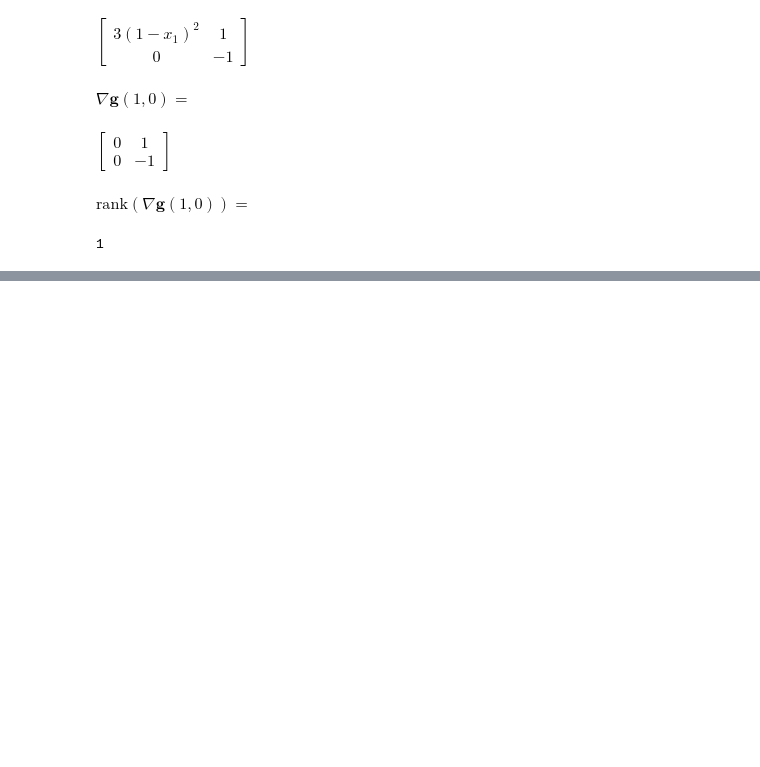
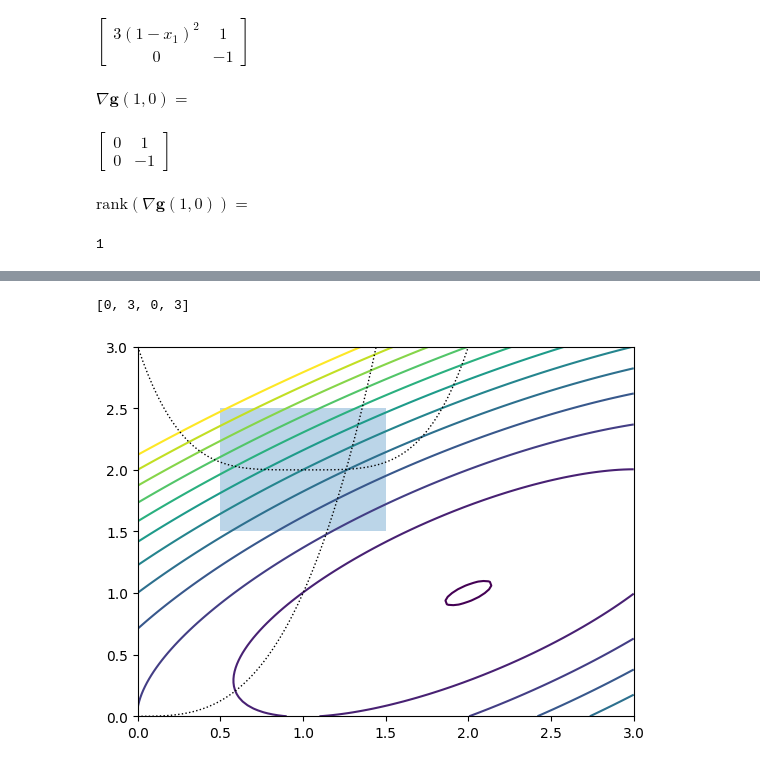
Before and after one commit to akr1139/Optimization, a Jupyter notebook: EM502_LAB_05.ipynb, the cells around one changed output, grey strips where cells are left out. Saved outputs shown, nothing was run; the diff lists cells and outputs as text; code cells hidden in the pictures; blank space fills up the shorter version.

```diff
--- a/EM502_LAB_05.ipynb
+++ b/EM502_LAB_05.ipynb
@@ -68,0 +397,19 @@ $\mathrm{rank}(\nabla \mathbf{g}(1,0))=$
+# %%
+#objective function
+def f(x):
+    return -(2*x[0]*x[1] + 2*x[0] - x[0]**2 - 2*x[1]**2)
+# %%
+#contours of the objective function and the constraints
+x = np.linspace(0, 3, 100)
+y = np.linspace(0, 3, 100)
+X, Y = np.meshgrid(x, y)
+Z = f(np.vstack([X.ravel(), Y.ravel()])).reshape((100,100))
+plt.contour(X, Y, Z, np.arange(-1.99,10, 1));
+plt.plot(x, x**3, 'k:', linewidth=1)
+plt.plot(x, (x-1)**4+2, 'k:', linewidth=1)
+plt.fill([0.5,0.5,1.5,1.5], [2.5,1.5,1.5,2.5], alpha=0.3)
+plt.axis([0,3,0,3])
+[0, 3, 0, 3]
+# %% [output]
+[0, 3, 0, 3]
+[figure, added]
```
Also changed, not shown: parts of 30 cells of this notebook.
